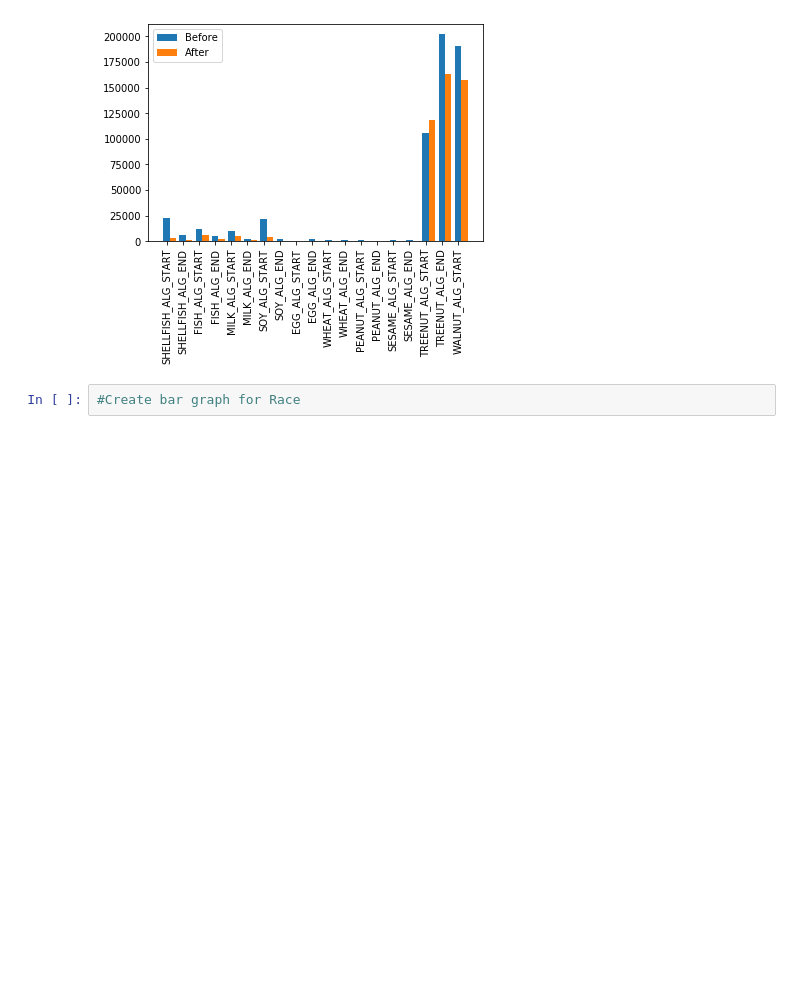
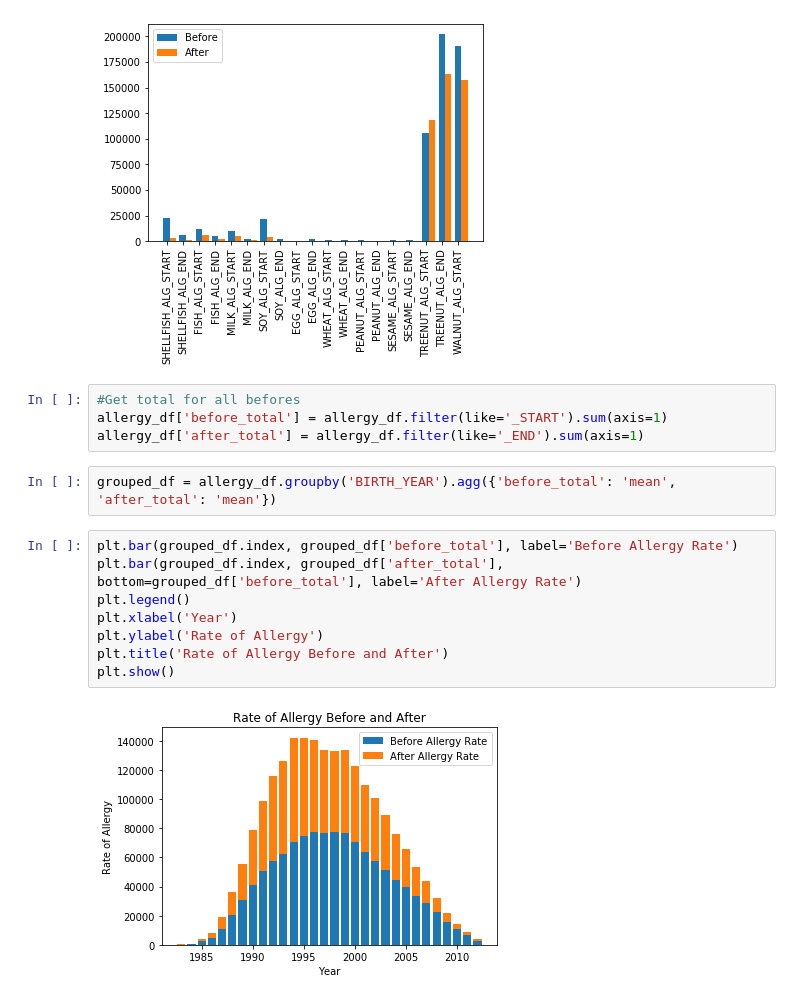
Before and after one commit to rbeebe1/project_01_group_01, a Jupyter notebook: app.ipynb, the cells around one changed output. Saved outputs shown, nothing was run; the diff lists cells and outputs as text; blank space fills up the shorter version.

Commit message:
Added graph on total allergy

```diff
--- a/app.ipynb
+++ b/app.ipynb
@@ -207,5 +205,19 @@ ax.legend()
 plt.show()
 # %% [output]
 [figure]
-# %%
-#Create bar graph for Race
+# %%
+#Get total for all befores
+allergy_df['before_total'] = allergy_df.filter(like='_START').sum(axis=1)
+allergy_df['after_total'] = allergy_df.filter(like='_END').sum(axis=1)
+# %%
+grouped_df = allergy_df.groupby('BIRTH_YEAR').agg({'before_total': 'mean', 'after_total': 'mean'})
+# %%
+plt.bar(grouped_df.index, grouped_df['before_total'], label='Before Allergy Rate')
+plt.bar(grouped_df.index, grouped_df['after_total'], bottom=grouped_df['before_total'], label='After Allergy Rate')
+plt.legend()
+plt.xlabel('Year')
+plt.ylabel('Rate of Allergy')
+plt.title('Rate of Allergy Before and After')
+plt.show()
+# %% [output]
+[figure, added]
```
Also changed, not shown: parts of 1 cell of this notebook.
